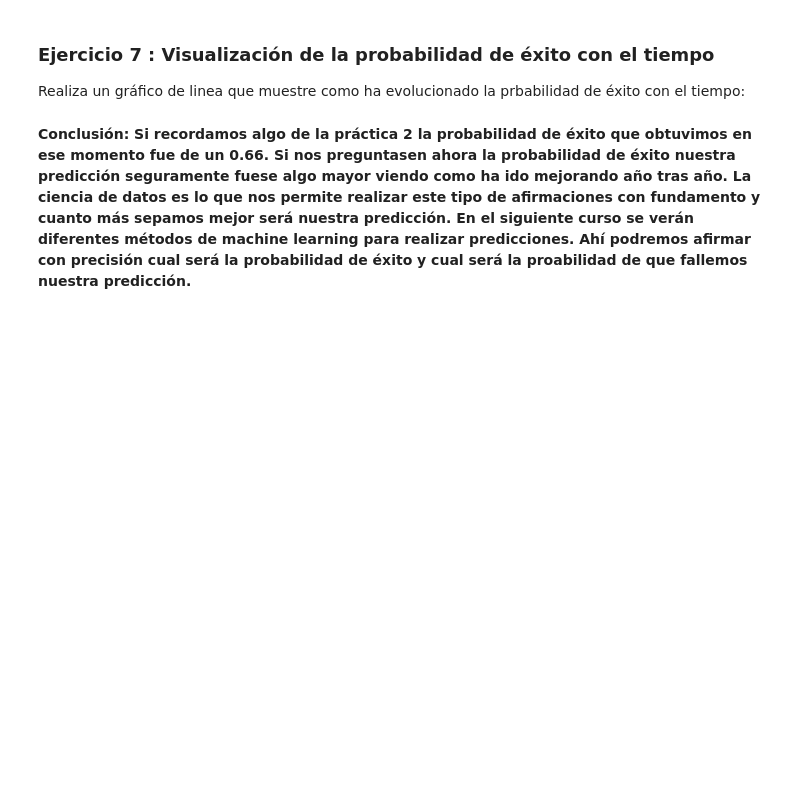
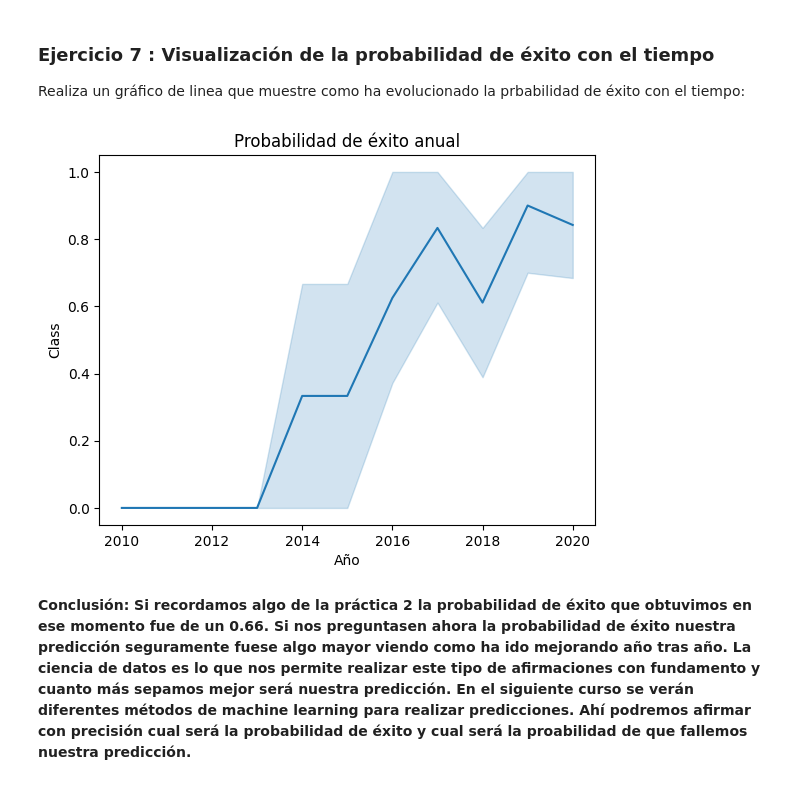
Before and after one commit to javiern1984/cursopython, a Jupyter notebook: Día 3/Javi SpaceX - 4 - EDA with Data Visualization.ipynb, the cells around one changed output. Cells and saved outputs as stored; diff of their text form; code cells hidden in the pictures; blank space fills up the shorter version.

```diff
--- a/Día 3/Javi SpaceX - 4 - EDA with Data Visualization.ipynb
+++ b/Día 3/Javi SpaceX - 4 - EDA with Data Visualization.ipynb
@@ -256,2 +265,9 @@ Realiza un gráfico de linea que muestre como ha evolucionado la prbabilidad de
+# %%
+#INSERTA AQUÍ TU CÓDIGO
+df["Año"] = pd.DatetimeIndex(df["Date"]).year
+sns.lineplot(data=df, x='Año', y='Class')
+plt.title('Probabilidad de éxito anual');
+# %% [output]
+[figure, added]
 # %% [markdown]
 **Conclusión: Si recordamos algo de la práctica 2 la probabilidad de éxito que obtuvimos en ese momento fue de un 0.66. Si nos preguntasen ahora la probabilidad de éxito nuestra predicción seguramente fuese algo mayor viendo como ha ido mejorando año tras año. La ciencia de datos es lo que nos permite realizar este tipo de afirmaciones con fundamento y cuanto más sepamos mejor será nuestra predicción. En el siguiente curso se verán diferentes métodos de machine learning para realizar predicciones. Ahí podremos afirmar con precisión cual será la probabilidad de éxito y cual será la proabilidad de que fallemos nuestra predicción.**
```
Also changed, not shown: parts of 9 cells of this notebook.
